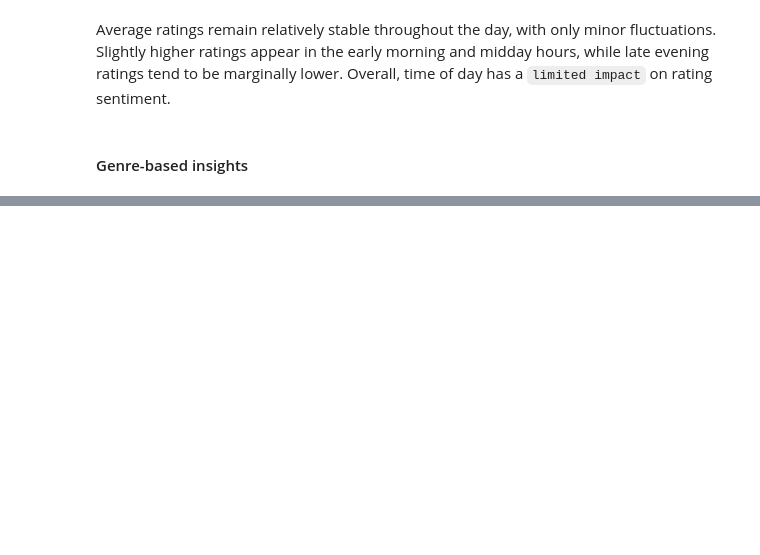
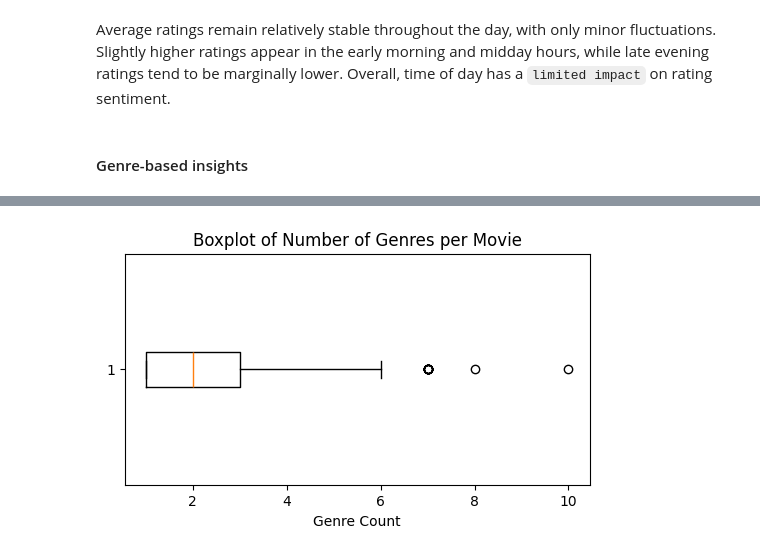
Before and after one commit to jishdewanjee/CapStone, a Jupyter notebook: CapStone8/MovieRecommendations.ipynb, the cells around one changed output, grey strips where cells are left out. Saved outputs shown, nothing was run; the diff lists cells and outputs as text; code cells hidden in the pictures; blank space fills up the shorter version.

```diff
--- a/CapStone8/MovieRecommendations.ipynb
+++ b/CapStone8/MovieRecommendations.ipynb
@@ -294,0 +310,9 @@ Error:
+# %%
+dfMovies["genreCount"] = dfMovies["genres"].str.split("|").apply(len)
+plt.figure(figsize=(6,3))
+plt.boxplot(dfMovies["genreCount"], vert=False)
+plt.title("Boxplot of Number of Genres per Movie")
+plt.xlabel("Genre Count")
+plt.show()
+# %% [output]
+[figure, added]
```
Also changed, not shown: parts of 75 cells of this notebook.
